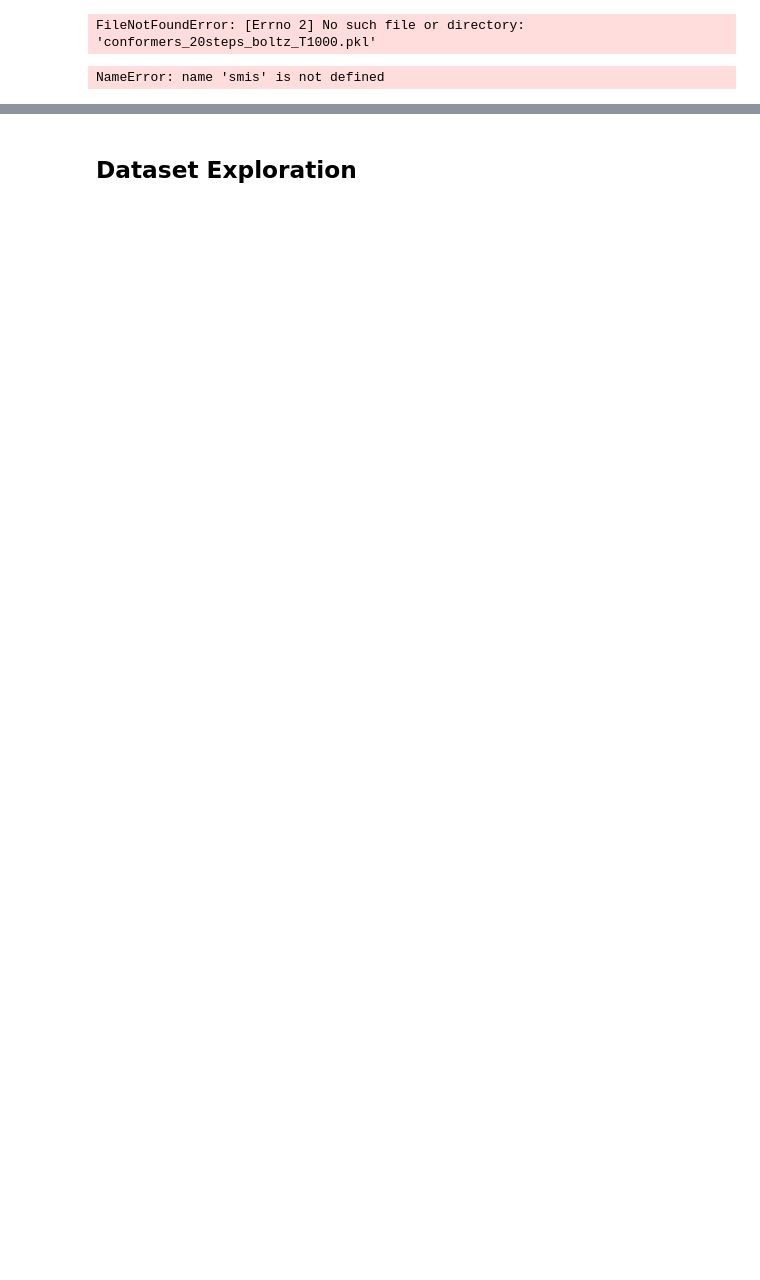
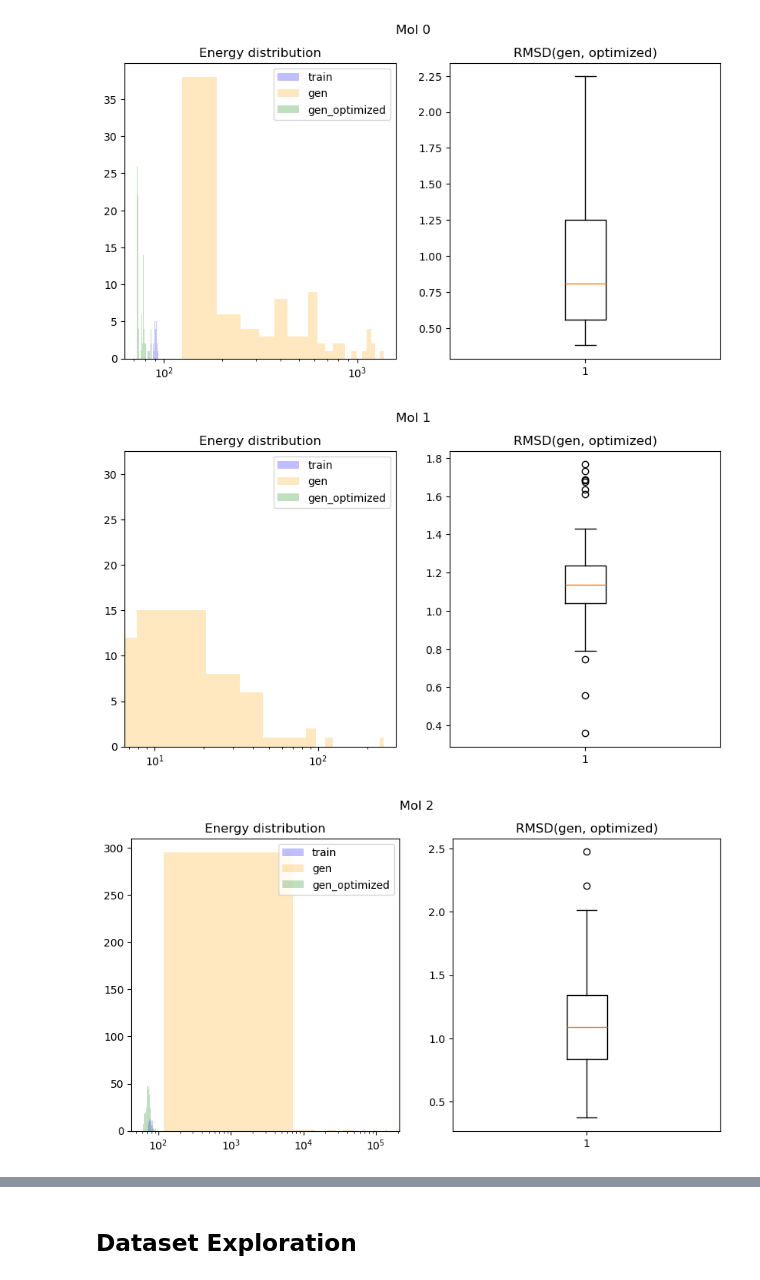
Before and after one commit to LenaNehale/torsional-diffusion, a Jupyter notebook: playground.ipynb, the cells around one changed output, grey strips where cells are left out. Cells and saved outputs as stored; diff of their text form; code cells hidden in the pictures; blank space fills up the shorter version.

```diff
--- a/playground.ipynb
+++ b/playground.ipynb
@@ -16,7 +91,6 @@ from rdkit.Chem import rdMolTransforms
 # %%
 # load conformers_20steps.pkl
-conformers = pickle.load(open('conformers_20steps_boltz_T1000.pkl', 'rb'))
-conformers_optimized = pickle.load(open('conformers_20steps_optimized_boltz_T1000.pkl', 'rb'))
-smis = list(conformers.keys())
+conformers_train = pickle.load(open('true_conformers_train_first_10smis.pkl', 'rb'))
+conformers_gen = pickle.load(open('conformers_20steps_train_first_10smis.pkl', 'rb'))
+conformers_optimized = pickle.load(open('conformers_20steps_train_first_10smis_optimized.pkl', 'rb'))
+smis = list(conformers_gen.keys())
-# %% [output]
-FileNotFoundError: [Errno 2] No such file or directory: 'conformers_20steps_boltz_T1000.pkl'
@@ -31,23 +97,27 @@ def get_rmsds(mols, mols_optimized):
 # %%
 
 for i, smile in enumerate(smis):
     #Plt figure with 2 subfigures
     fig, ax = plt.subplots(1, 2, figsize=(10, 5))
-    mols = conformers[smile]
-    mols_optimized = conformers_optimized[smile]
+    mols_train, mols_gen, mols_optimized = conformers_train[smile], conformers_gen[smile], conformers_optimized[smile]
     #Plot the hists in the first subfigure
-    ax[0].hist([mmff_energy(mol) for mol in mols], bins=20, color = 'blue', label='before optimization', alpha=0.25,  )
-    ax[0].hist([mmff_energy(mol) for mol in mols_optimized], bins=20, color = 'orange',label='after optimization', alpha=0.25)
+    ax[0].hist([mmff_energy(mol) for mol in mols_train], bins=20, color = 'blue', label='train', alpha=0.25  )
+    ax[0].hist([mmff_energy(mol) for mol in mols_gen], bins=20, color = 'orange',label='gen', alpha=0.25)
+    ax[0].hist([mmff_energy(mol) for mol in mols_optimized], bins=20, color = 'green',label='gen_optimized', alpha=0.25)
     ax[0].legend()
     ax[0].set_xscale('log')
     ax[0].set_title(f'Energy distribution')
     # Plot the RMSD in the second subfigure
-    rmsds = get_rmsds(mols, mols_optimized)
+    rmsds = get_rmsds(mols_gen, mols_optimized)
     ax[1].boxplot(rmsds)
-    ax[1].set_title(f'RMSD(unoptimized, optimized)')
+    ax[1].set_title(f'RMSD(gen, optimized)')
+    # add title to the whole figure
+    fig.suptitle(f'Mol {i}')
     #Add title for the whole figure
     i+=1
     #if i ==1:
         #break
 # %% [output]
-NameError: name 'smis' is not defined
+[figure, added]
+[figure, added]
+[figure, added]
```
Also changed, not shown: parts of 32 cells of this notebook, 6 other files.
